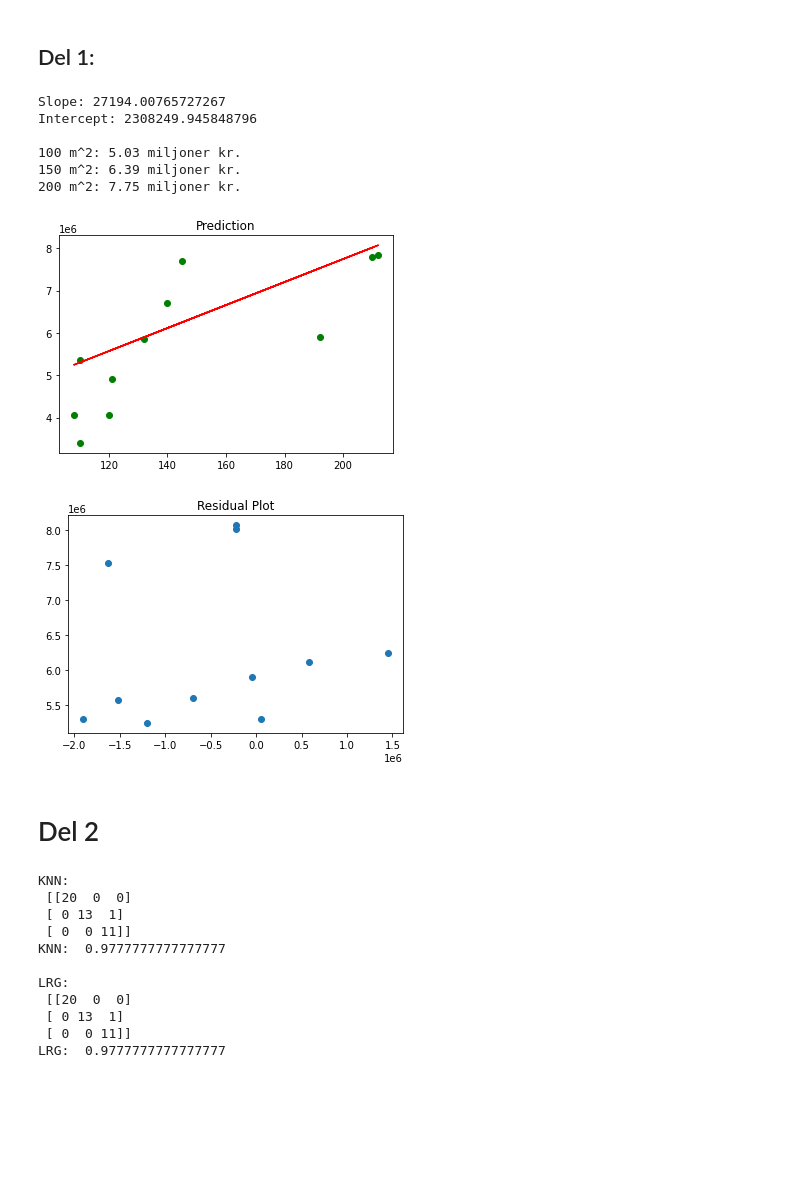
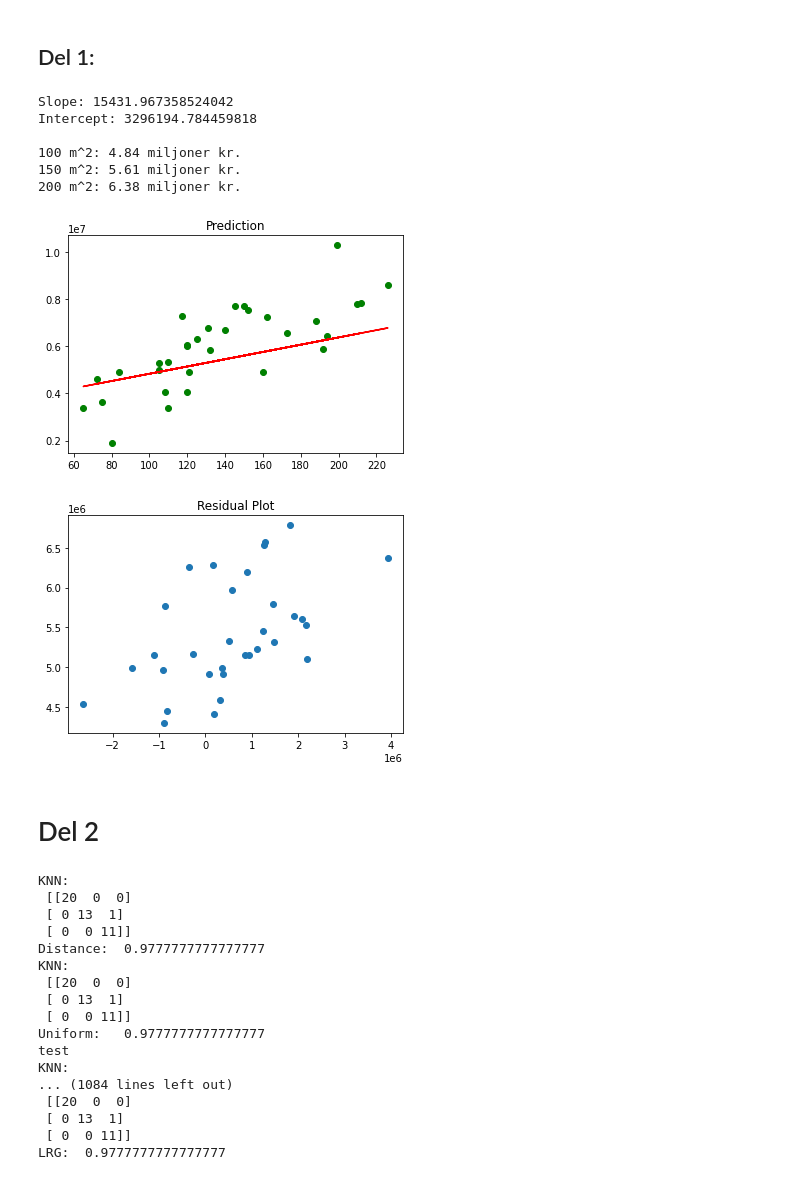
Before and after one commit to Endomorphian/Vecka-2, a Jupyter notebook: KNN.ipynb, the cells around one changed output. Saved outputs shown, nothing was run; the diff lists cells and outputs as text; code cells hidden in the pictures; blank space fills up the shorter version.

```diff
--- a/KNN.ipynb
+++ b/KNN.ipynb
@@ -51,41 +51,41 @@ from sklearn.model_selection import train_test_split
 from sklearn.linear_model import LogisticRegression
 from sklearn.preprocessing import LabelEncoder
 from sklearn.metrics import confusion_matrix
 import numpy as np
 
-Xh_train, Xh_test, yh_train, yh_test = train_test_split(room_size, house_cost, test_size = 0.3, random_state = 12)
+Xh_train, Xh_test, yh_train, yh_test = train_test_split(room_size, house_cost, test_size = 0.90, random_state = 12)
 
 lin_rg = linear_model.LinearRegression()
 lin_rg.fit(Xh_train, yh_train)
 
 yh_pred = lin_rg.predict(Xh_test)
 
 slope = lin_rg.coef_
 intercept = lin_rg.intercept_
 print("Slope:", slope[0], "\nIntercept:", intercept, "\n")
 
 plt.scatter(Xh_test, yh_test, color="green")
 plt.title("Prediction")
 plt.plot(Xh_test, yh_pred, color="red")
 
 print("100 m^2:", round(lin_rg.predict(np.array([100]).reshape(1, -1))[0] / 1000000, 2), "miljoner kr.")
 print("150 m^2:", round(lin_rg.predict(np.array([150]).reshape(1, -1))[0] / 1000000, 2), "miljoner kr.")
 print("200 m^2:", round(lin_rg.predict(np.array([200]).reshape(1, -1))[0] / 1000000, 2), "miljoner kr.")
 
 plt.show()
 
 plt.scatter(yh_test-yh_pred,yh_pred)
 plt.title("Residual Plot")
 plt.show()
 # %% [output]
-Slope: 27194.00765727267
-Intercept: 2308249.945848796
+Slope: 15431.967358524042
+Intercept: 3296194.784459818
 
-100 m^2: 5.03 miljoner kr.
-150 m^2: 6.39 miljoner kr.
-200 m^2: 7.75 miljoner kr.
+100 m^2: 4.84 miljoner kr.
+150 m^2: 5.61 miljoner kr.
+200 m^2: 6.38 miljoner kr.
-[figure, old version]
+[figure, new version]
-[figure, old version]
+[figure, new version]
 # %% [markdown]
 # Del 2
 # %%
@@ -121,9 +121,9 @@ def Knn(k, dst):
 
     return accuracy # predictions, accuracy
 
-for i in range(1, 1):
-    # print("Distance: ", other_parameters(i,'distance'))
-    # print("Uniform:  ", other_parameters(i,'uniform'))
+for i in range(1, 100):
+    print("Distance: ", Knn(i,'distance'))
+    print("Uniform:  ", Knn(i,'uniform'))
     print("test")
 
 print("KNN: ", Knn(3, 'uniform'), "\n")
@@ -133,9 +133,15 @@ KNN:
  [[20  0  0]
  [ 0 13  1]
  [ 0  0 11]]
-KNN:  0.9777777777777777
-
-LRG:
+Distance:  0.9777777777777777
+KNN:
+ [[20  0  0]
+ [ 0 13  1]
+ [ 0  0 11]]
+Uniform:   0.9777777777777777
+test
+KNN:
+... (1084 lines left out)
  [[20  0  0]
  [ 0 13  1]
  [ 0  0 11]]
```
